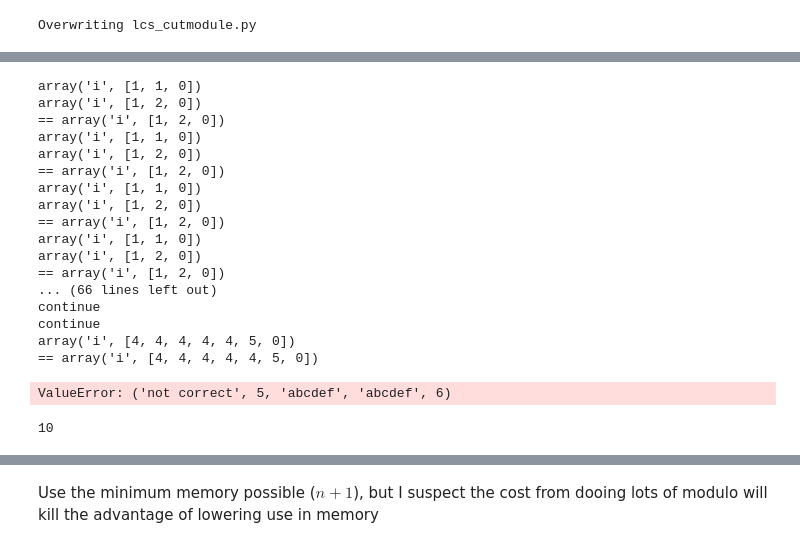
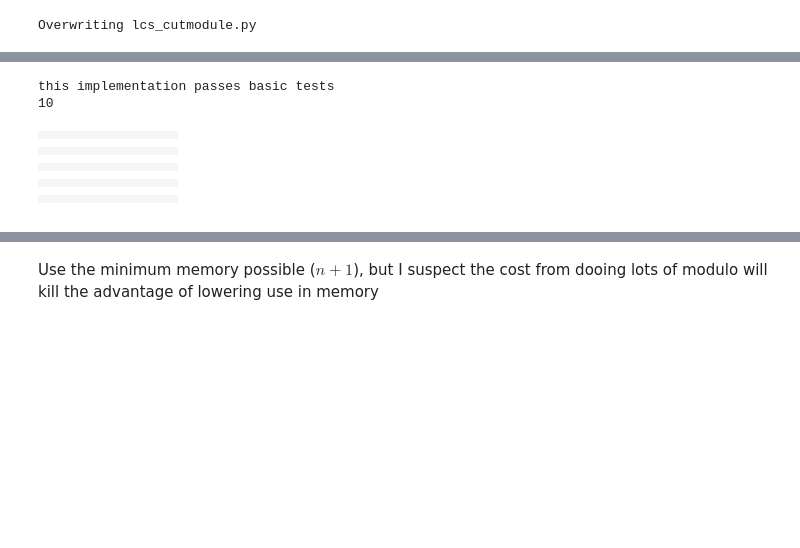
Before and after one commit to Carreau/difflib2.py, a Jupyter notebook: examples/difflib2.ipynb, the cells around one changed output, grey strips where cells are left out. Cells and saved outputs as stored; diff of their text form; code cells hidden in the pictures; blank space fills up the shorter version.

```diff
--- a/examples/difflib2.ipynb
+++ b/examples/difflib2.ipynb
@@ -22,19 +26,22 @@ we avoid long test cases were stdlib might get it wrong, we will comme bac to th
 # %%
 cases=[
+#    ('+'+'fgh+jklmnop','-'+'fghijklmnop', 20),
+    ('+'+'fgh+jklmnop'*2,'-'+'fghijklmnop'*2, 20),
+    ('ddb','ded',2),
+    ('abcdef','abcdef',6),
+    ('abcde','abcde',5),
+    (list(range(10)),list(range(10)),10),
     ('ab','ab',2),
     ('abx','ab',2),
     ('axb','ab',2),
     ('abx','aby',2),
     ('axb','aby',2),
-    ('ddb','ded',2),
-    ('abcdef','abcdef',6),
-    ('abcde','abcde',5),
-    (list(range(10)),list(range(10)),10),
 
 
-    ('+'+'fgh+jklmnop'*2,'-'+'fghijklmnop'*2, 20),
+
     ('lmnopfghjklm','lmnopfghjklmn',12),
-    ('abcdEfghijklmnopqrSSStuvwxyz1234567890','abcdefghijKLLmnopqrstuvwxyz1234567890',32)
+    ('abcdEfghijklmnopqrSSStuvwxyz1234567890','abcdefghijKLLmnopqrstuvwxyz1234567890',32),
+    ('xxxxxxx and something that matches',' and something that matchesyyyyyyy',27)
 ]
 # %%
 from __future__ import print_function
@@ -49,12 +56,15 @@ def greg(function):
     """
     gdict[function.__name__] = function
     for s1,s2,l in cases:
-        try:
-            assert(function(s1,s2)==function(s1,s2))
-        except AssertionError:
-            raise SymetryError('not symetric', function(s1,s2),function(s1,s2),l)
-        if function(s1,s2) != l:
-            raise ValueError('not correct', function(s1,s2),s1,s2, l)
+        s1s2 = function(s1,s2)
+        if s1s2 != l:
+            raise ValueError('not correct', s1s2,s1,s2, l)
+
+        s2s1 = function(s2,s1)
+
+        if s1s2 != s2s1:
+            raise SymetryError('not symetric',s1s2 ,s2s1,l)
+
     print('this implementation passes basic tests')
     return function
 # %% [markdown]
@@ -443,37 +586,22 @@ Overwriting lcs_cutmodule.py
 # %%
 import imp
 import lcs_cutmodule
 imp.reload(lcs_cutmodule)
-lcs_cut2 = opt_common_char(lcs_cutmodule.lcs_cut2)
-#lcs_cut2 = lcs_cutmodule.lcs_cut2
+lcs_cut2 = lcs_cutmodule.lcs_cut2
+#lcs_cut2 = opt_common_char(lcs_cutmodule.lcs_cut2)
 lcs_cut2 = greg(lcs_cut2)
-def withb(func,s1,s2,*args,**kwargs):
-    bg = ipythonblocks.BlockGrid(len(s2),len(s1), block_size=10)
-    r = func(s1,s2,*args,bg=bg,**kwargs)
-    print(r)
-    return bg
 #withb(lcs_cut2,''+'abcdefghijklmnopqrstuvwxyz1234567890'*1,''+'abcdefghijklmnopqrstuvwxyz1234567890'*1)
 withb(lcs_cut2,list(range(10)),list(range(10)),debug=False)
 # %% [output]
-array('i', [1, 1, 0])
-array('i', [1, 2, 0])
-== array('i', [1, 2, 0])
-array('i', [1, 1, 0])
-array('i', [1, 2, 0])
-== array('i', [1, 2, 0])
-array('i', [1, 1, 0])
-array('i', [1, 2, 0])
-== array('i', [1, 2, 0])
-array('i', [1, 1, 0])
-array('i', [1, 2, 0])
-== array('i', [1, 2, 0])
-... (66 lines left out)
-continue
-continue
-array('i', [4, 4, 4, 4, 4, 5, 0])
-== array('i', [4, 4, 4, 4, 4, 5, 0])
+this implementation passes basic tests
+10
-ValueError: ('not correct', 5, 'abcdef', 'abcdef', 6)
+|  |  |  |  |  |  |  |  |  |  |
+|  |  |  |  |  |  |  |  |  |  |
+|  |  |  |  |  |  |  |  |  |  |
+|  |  |  |  |  |  |  |  |  |  |
+|  |  |  |  |  |  |  |  |  |  |
+|  |  |  |  |  |  |  |  |  |  |
+|  |  |  |  |  |  |  |  |  |  |
+|  |  |  |  |  |  |  |  |  |  |
+|  |  |  |  |  |  |  |  |  |  |
+|  |  |  |  |  |  |  |  |  |  |
-# %%
-lcsmatrix(range(10),range(10))
-# %% [output]
-10
```
Also changed, not shown: parts of 37 cells of this notebook.
